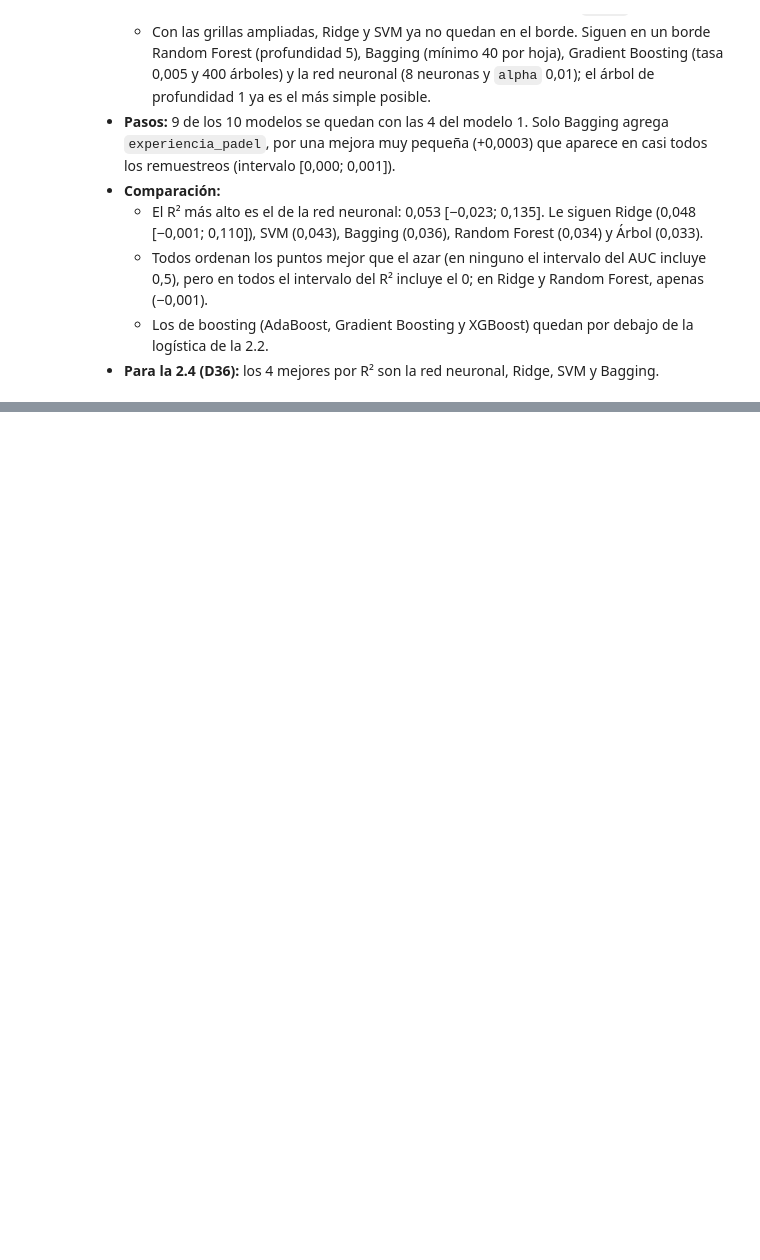
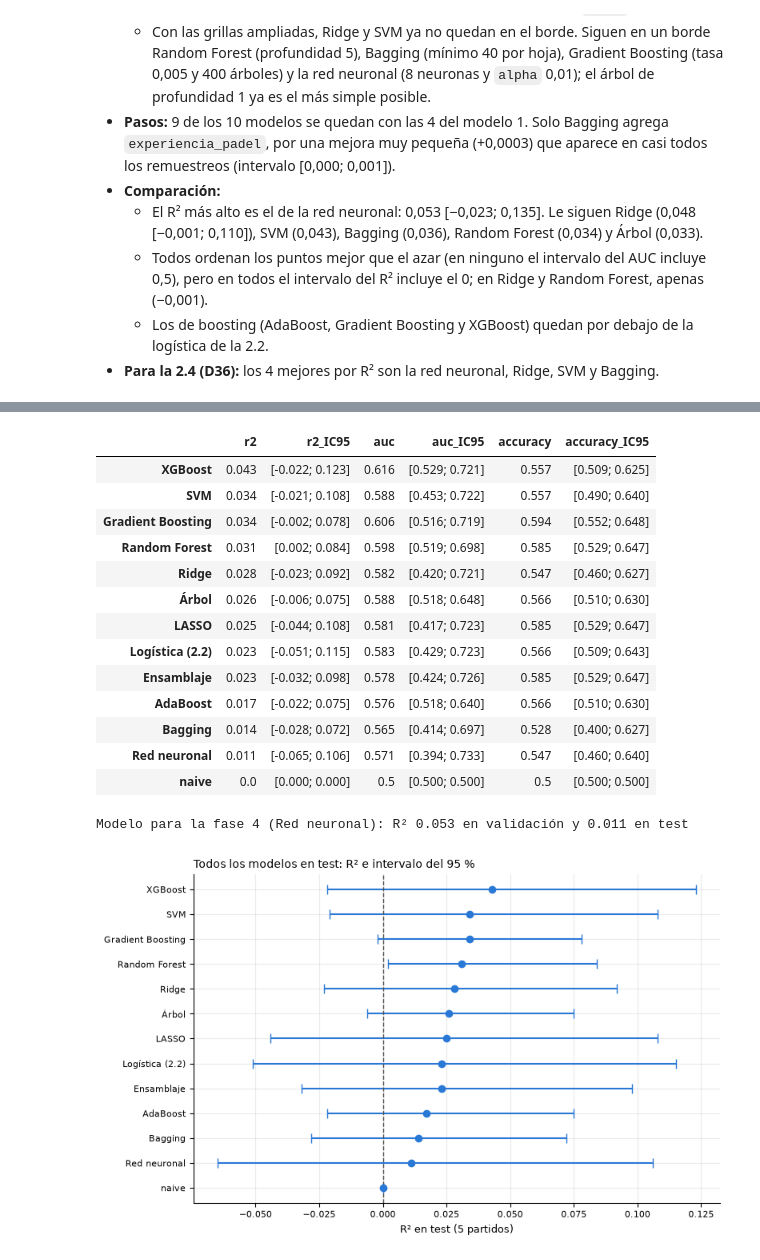
Before and after one commit to juanjocamposv/Proyecto_final_analitica, a Jupyter notebook: notebooks/Proyecto_Padel.ipynb, the cells around one changed output, grey strips where cells are left out. Cells and saved outputs as stored; diff of their text form; code cells hidden in the pictures; blank space fills up the shorter version.

```diff
--- a/notebooks/Proyecto_Padel.ipynb
+++ b/notebooks/Proyecto_Padel.ipynb
@@ -803,0 +812,14 @@ _Pendiente._
+# %%
+# Voto ponderado con los 4 mejores de la 2.3 (D36, D37)
+mejores = comparacion.drop(['naive', 'Logística (2.2)']).index[:4].tolist()
+pesos = mod.pesos_r2(train, predicciones, mejores)
+print('Pesos del voto ponderado (α):')
+display(pesos.round(3).rename('α').to_frame())
+
+predicciones['Ensamblaje'] = mod.ensamblar(predicciones, pesos)
+validacion = mod.resumen(train, predicciones, muestras).sort_values('r2', ascending=False)
+display(validacion)
+
+# Modelo para la fase 4: el de mayor R² de validación, escogido antes de mirar el test (D38)
+modelo_final = validacion.drop(['naive', 'Logística (2.2)'])['r2'].astype(float).idxmax()
+print('Modelo para la fase 4 (D38):', modelo_final)
@@ -803,0 +848,41 @@ _Pendiente._
+# %%
+# Test: cada modelo se entrena con todo el train y se mide una sola vez en los 5 partidos de test (D39)
+finales = {'naive': (naive, var.MODELO_1), 'Logística (2.2)': (logistica, variables_logistica),
+           **{n: (a['modelo'], a['variables']) for n, a in ajustes.items()}}
+pred_test = {n: mod.predecir_test(m, train, test, var.columnas(v)) for n, (m, v) in finales.items()}
+pred_test['Ensamblaje'] = mod.ensamblar(pred_test, pesos)
+
+muestras_test = mod.remuestreos(test['partido'].unique())
+resultado_test = mod.resumen(test, pred_test, muestras_test).sort_values('r2', ascending=False)
+display(resultado_test)
+print(f"Modelo para la fase 4 ({modelo_final}): R² {validacion.loc[modelo_final, 'r2']} en validación "
+      f"y {resultado_test.loc[modelo_final, 'r2']} en test")
+
+r2 = resultado_test['r2'].astype(float).to_numpy()
+ic = np.array([[float(x) for x in s.strip('[]').split(';')] for s in resultado_test['r2_IC95']])
+fig, eje = plt.subplots(figsize=(8, 5))
+eje.errorbar(r2, range(len(r2)), xerr=[r2 - ic[:, 0], ic[:, 1] - r2], fmt='o', capsize=4)
+eje.axvline(0, color='#52514e', linestyle='--', linewidth=1)
+eje.set_yticks(range(len(r2)), resultado_test.index)
+eje.invert_yaxis()
+eje.set_xlabel('R² en test (5 partidos)')
+eje.set_title('Todos los modelos en test: R² e intervalo del 95 %')
+fig.tight_layout()
+plt.show()
+# %% [output]
+|  | r2 | r2_IC95 | auc | auc_IC95 | accuracy | accuracy_IC95 |
+| XGBoost | 0.043 | [-0.022; 0.123] | 0.616 | [0.529; 0.721] | 0.557 | [0.509; 0.625] |
+| SVM | 0.034 | [-0.021; 0.108] | 0.588 | [0.453; 0.722] | 0.557 | [0.490; 0.640] |
+| Gradient Boosting | 0.034 | [-0.002; 0.078] | 0.606 | [0.516; 0.719] | 0.594 | [0.552; 0.648] |
+| Random Forest | 0.031 | [0.002; 0.084] | 0.598 | [0.519; 0.698] | 0.585 | [0.529; 0.647] |
+| Ridge | 0.028 | [-0.023; 0.092] | 0.582 | [0.420; 0.721] | 0.547 | [0.460; 0.627] |
+| Árbol | 0.026 | [-0.006; 0.075] | 0.588 | [0.518; 0.648] | 0.566 | [0.510; 0.630] |
+| LASSO | 0.025 | [-0.044; 0.108] | 0.581 | [0.417; 0.723] | 0.585 | [0.529; 0.647] |
+| Logística (2.2) | 0.023 | [-0.051; 0.115] | 0.583 | [0.429; 0.723] | 0.566 | [0.509; 0.643] |
+| Ensamblaje | 0.023 | [-0.032; 0.098] | 0.578 | [0.424; 0.726] | 0.585 | [0.529; 0.647] |
+| AdaBoost | 0.017 | [-0.022; 0.075] | 0.576 | [0.518; 0.640] | 0.566 | [0.510; 0.630] |
+| Bagging | 0.014 | [-0.028; 0.072] | 0.565 | [0.414; 0.697] | 0.528 | [0.400; 0.627] |
+| Red neuronal | 0.011 | [-0.065; 0.106] | 0.571 | [0.394; 0.733] | 0.547 | [0.460; 0.640] |
+| naive | 0.0 | [0.000; 0.000] | 0.5 | [0.500; 0.500] | 0.5 | [0.500; 0.500] |
+Modelo para la fase 4 (Red neuronal): R² 0.053 en validación y 0.011 en test
+[figure, added]
```
Also changed, not shown: parts of 7 cells of this notebook, 3 other files.
